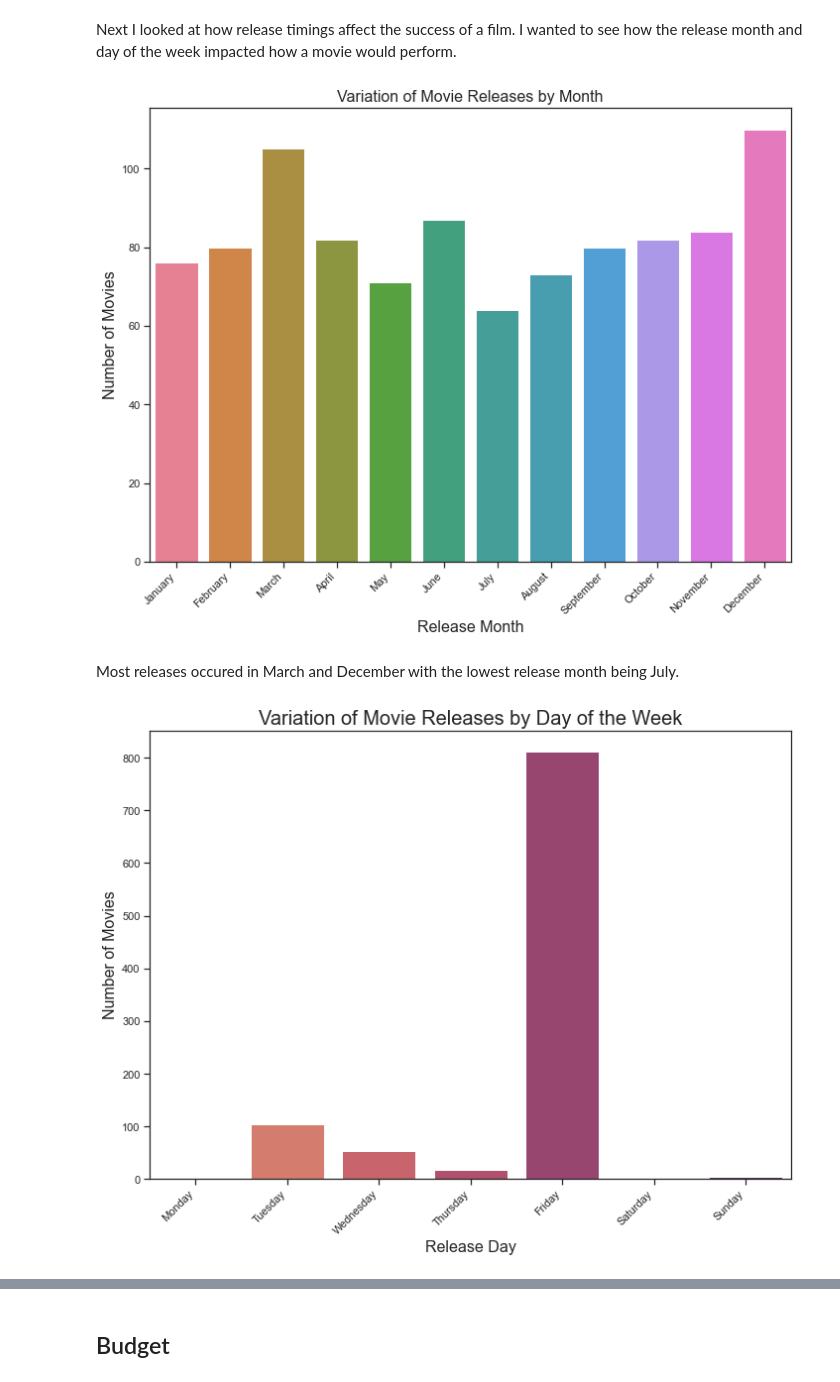
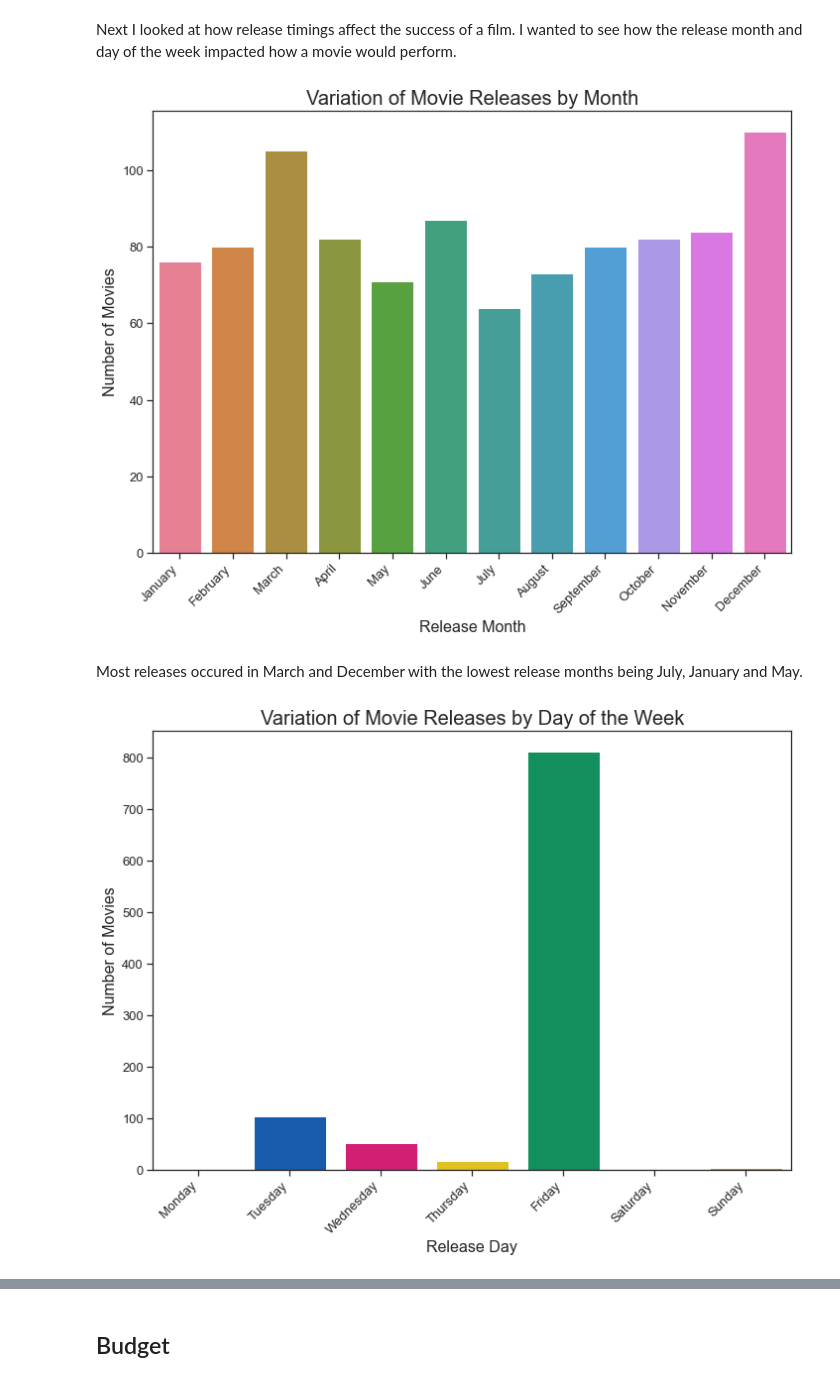
Before and after one commit to Eva-Claire/Microsoft_Movie_Analysis_Phase_1_Project, a Jupyter notebook: Microsoft_Movie_Analysis_Phase_1_Project.ipynb, the cells around one changed output, grey strips where cells are left out. Cells and saved outputs as stored; diff of their text form; code cells hidden in the pictures.

```diff
--- a/Microsoft_Movie_Analysis_Phase_1_Project.ipynb
+++ b/Microsoft_Movie_Analysis_Phase_1_Project.ipynb
@@ -888,40 +902,58 @@ Adventure films seemed to have almost the same production budget as dramas but t
 # %% [markdown]
 Next I looked at how release timings affect the success of a film. I wanted to see how the release month and day of the week impacted how a movie would perform.
 # %%
-# Getting value counts of release_month column
+# getting value counts of release_month column
 months = imdb_bom_moviebudgets_df['release_month'].value_counts().reset_index()
+# declaring month columns
 months.columns = ['Month', 'Number of Movies']
+# setting seaborn theme
 sns.set_theme(style='ticks')
-# Plotting variation of movie releases by month
+# setting size of the figure
 plt.figure(figsize=(10, 8))
+# plotting bar plot of variation of movie releases by month
 sns.barplot(data=months, x='Month', y='Number of Movies', palette='husl',
            order = ['January', 'February', 'March', 'April', 'May', 'June',
                'July', 'August', 'September', 'October', 'November', 'December'])
-plt.title('Variation of Movie Releases by Month', fontsize=16)
+# setting plot title
+plt.title('Variation of Movie Releases by Month', fontsize=20)
+# setting x-axis and y-axis labels
 plt.xlabel('Release Month', fontsize=16)
 plt.ylabel('Number of Movies', fontsize=16)
-plt.xticks(rotation=45, ha='right')
-plt.tight_layout();
+# setting xticks format to prevent overlapping
+plt.xticks(fontsize=13, rotation=45, ha='right')
+plt.yticks(fontsize=13)
+# adjusting layout
+plt.tight_layout()
+# saving the figure
 #plt.savefig('./fig3.png');
 # %% [output]
-[figure, old version]
+[figure, new version]
 # %% [markdown]
-Most releases occured in March and December with the lowest release month being July.
+Most releases occured in March and December with the lowest release months being July, January and May.
 # %%
-# Getting value counts of release_day column
+# getting value counts of release_day column
 days = imdb_bom_moviebudgets_df['release_day'].value_counts().reset_index()
+# declaring columns
 days.columns = ['Day', 'Number of Movies']
-# Plotting variation of movie releases by day
+# setting seaborn theme
 sns.set_theme(style='ticks')
+# settting size of the figure
 plt.figure(figsize=(10, 8))
-sns.barplot(data=days, x='Day', y='Number of Movies', palette='flare',
+# plotting bar plot of variation of movie releases by day of the week
+sns.barplot(data=days, x='Day', y='Number of Movies', palette='prism',
            order = ['Monday', 'Tuesday', 'Wednesday', 'Thursday', 'Friday', 'Saturday', 'Sunday'])
+# setting plot title
 plt.title('Variation of Movie Releases by Day of the Week', fontsize=20)
+# setting x-axis and y-axis labels
 plt.xlabel('Release Day', fontsize=16)
 plt.ylabel('Number of Movies', fontsize=16)
-plt.xticks(rotation=45, ha='right')
+# setting xticks format to avoid overlapping
+plt.xticks(fontsize=13,rotation=45, ha='right')
+plt.yticks(fontsize=13)
+# adjusting layout
 plt.tight_layout();
+# saving the figure
 #plt.savefig('./fig4.png');
 # %% [output]
-[figure, old version]
+[figure, new version]
 # %% [markdown]
```
Also changed, not shown: parts of 50 cells of this notebook.
